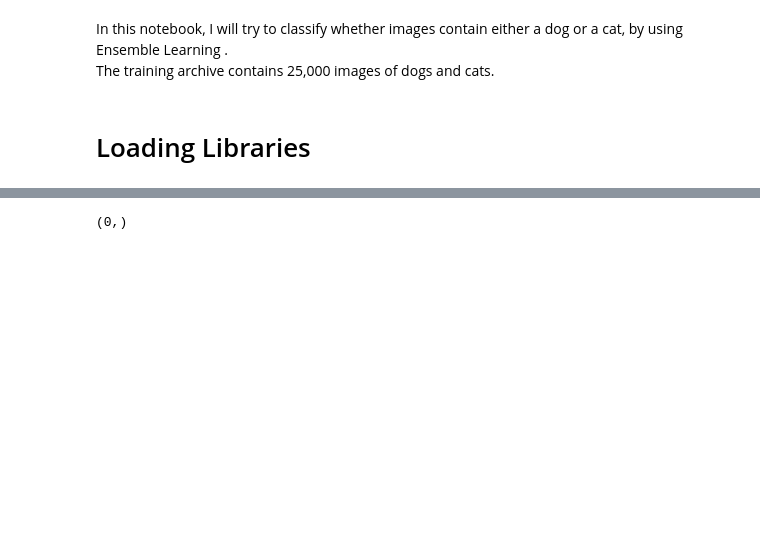
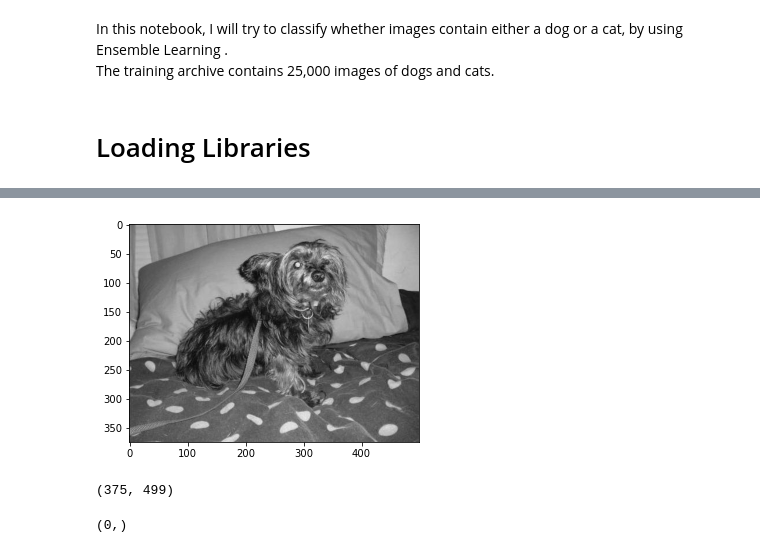
Before and after one commit to yuvalTrip/Final-Project-First-Year-Semester-B, a Jupyter notebook: CatsVSDogs.ipynb, the cells around one changed output, grey strips where cells are left out. Drawn from its saved outputs; the diff is of its cells as text; code cells hidden in the pictures; blank space fills up the shorter version.

```diff
--- a/CatsVSDogs.ipynb
+++ b/CatsVSDogs.ipynb
@@ -53,3 +160,15 @@ FileNotFoundError: [WinError 3] The system cannot find the path specified: 'imag
+# %%
+img_array_gray = cv2.imread(test_img_file_path,cv2.IMREAD_GRAYSCALE)
+
+plt.imshow(img_array_gray, cmap = "gray")
+plt.show()
+# %% [output]
+[figure, added]
+# %%
+#Lets see the dimension of the image
+print(img_array_gray.shape)
+# %% [output]
+(375, 499)
 # %%
 #Creating a list Pointing towards each image
 
```
Also changed, not shown: parts of 15 cells of this notebook.
